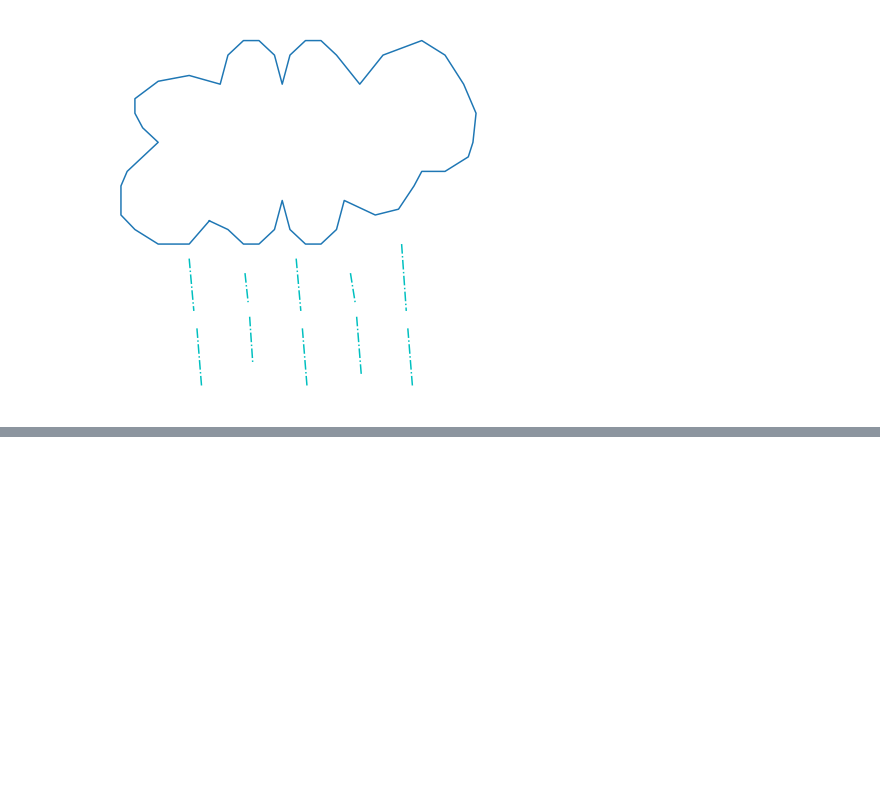
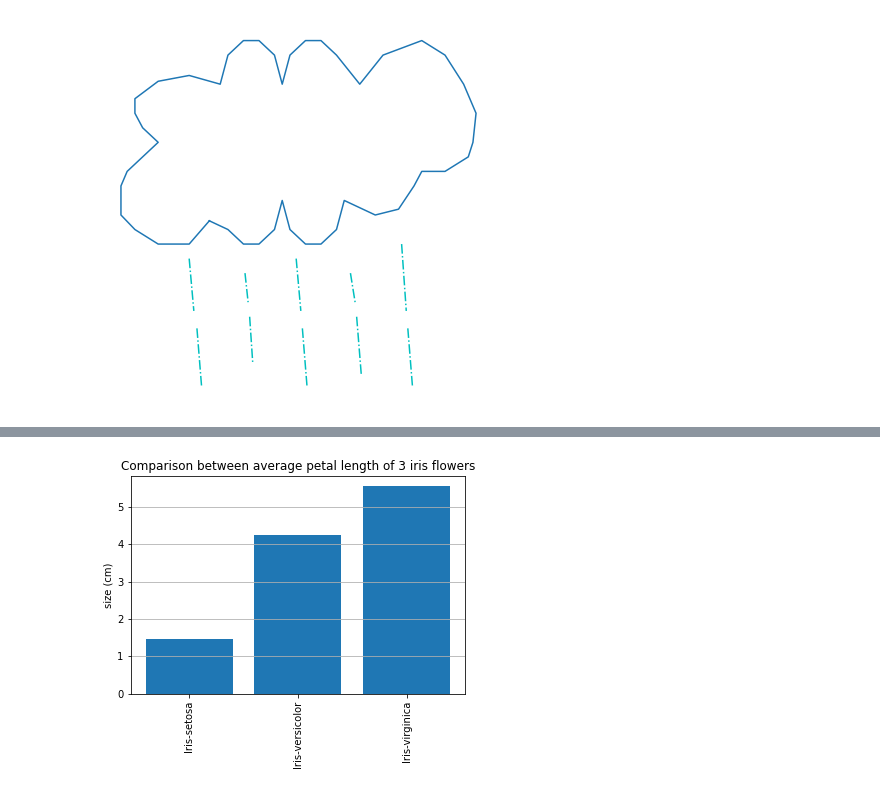
Before and after one commit to BestApisit/data_viz_2022, a Jupyter notebook: DataViz04_Data_Comparison.ipynb, the cells around one changed output, grey strips where cells are left out. Cells and saved outputs as stored; diff of their text form; code cells hidden in the pictures; blank space fills up the shorter version.

```diff
--- a/DataViz04_Data_Comparison.ipynb
+++ b/DataViz04_Data_Comparison.ipynb
@@ -201,0 +252,8 @@ plt.axis('off')
+# %%
+plt.bar([1,2,3],sample_data['PetalLength'])
+plt.xticks([1,2,3], sample_data.reset_index()['Name'], rotation='vertical')
+plt.title('Comparison between average petal length of 3 iris flowers')
+plt.grid(True,axis='y')
+plt.ylabel('size (cm)');
+# %% [output]
+[figure, added]
```
Also changed, not shown: parts of 30 cells of this notebook.
